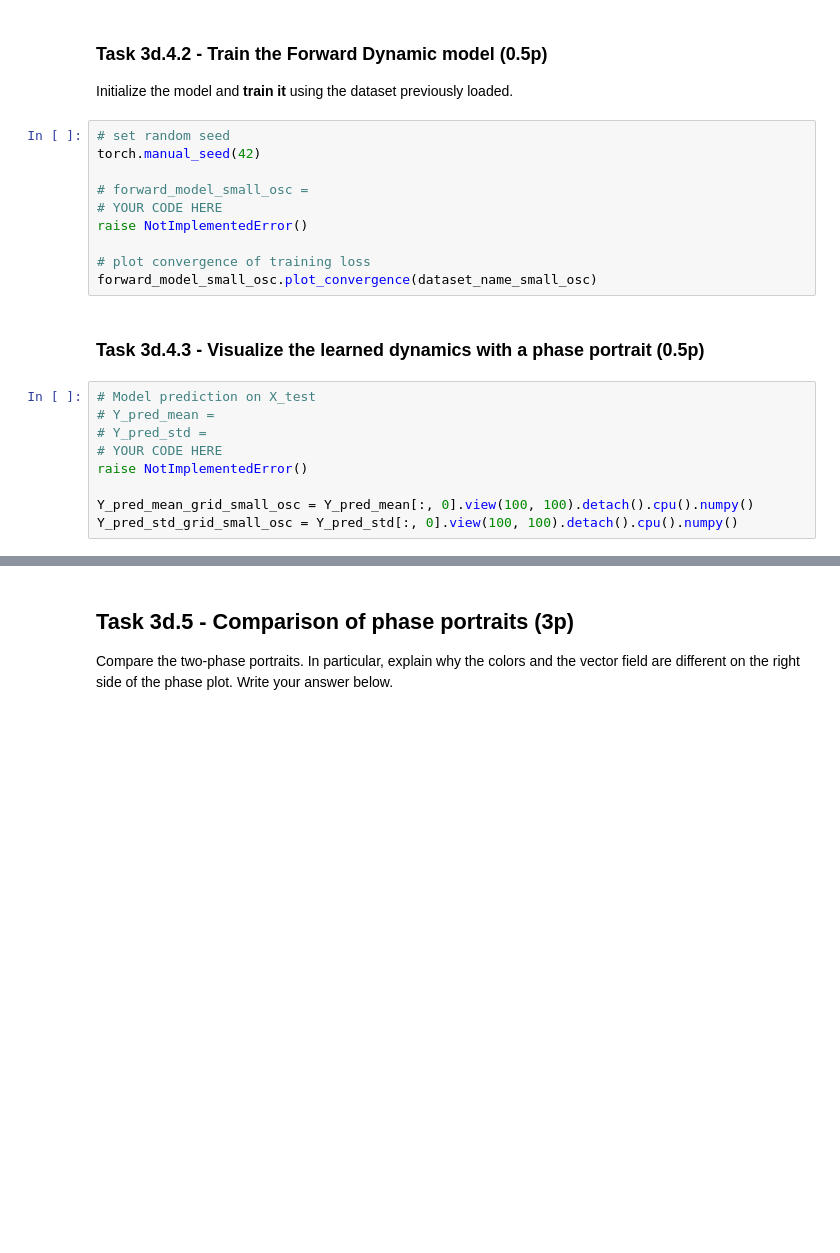
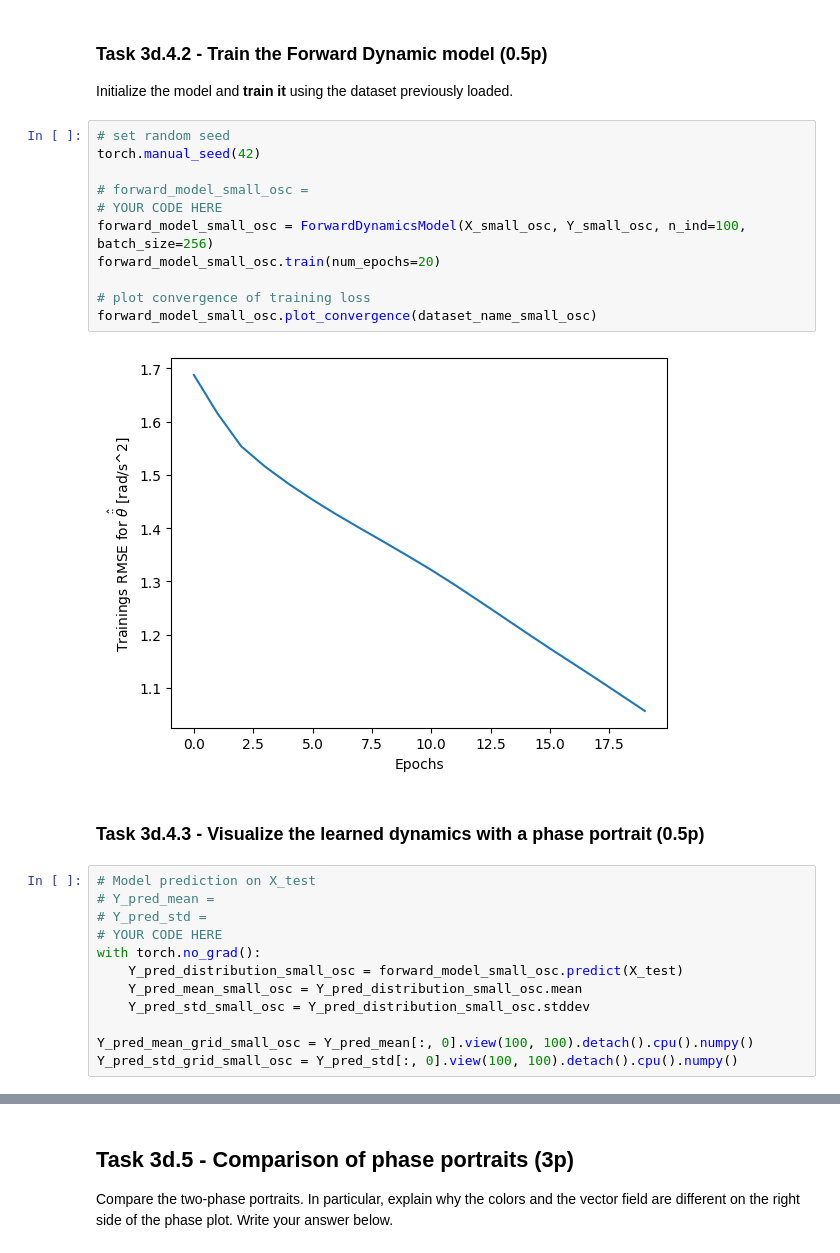
Before and after one commit to mandla51/ics_v2, a Jupyter notebook: assignment/problem_3/task_3d_fit_forward_dynamic_with_gp.ipynb, the cells around one changed output, grey strips where cells are left out. Saved outputs shown, nothing was run; the diff lists cells and outputs as text; blank space fills up the shorter version.

```diff
--- a/assignment/problem_3/task_3d_fit_forward_dynamic_with_gp.ipynb
+++ b/assignment/problem_3/task_3d_fit_forward_dynamic_with_gp.ipynb
@@ -334,13 +369,16 @@ Initialize the model and **train it** using the dataset previously loaded.
 # %%
 # set random seed
 torch.manual_seed(42)
 
 # forward_model_small_osc =
 # YOUR CODE HERE
-raise NotImplementedError()
+forward_model_small_osc = ForwardDynamicsModel(X_small_osc, Y_small_osc, n_ind=100, batch_size=256)
+forward_model_small_osc.train(num_epochs=20)
 
 # plot convergence of training loss
 forward_model_small_osc.plot_convergence(dataset_name_small_osc)
+# %% [output]
+[figure, added]
 # %% [markdown]
 ### Task 3d.4.3 - Visualize the learned dynamics with a phase portrait (0.5p)
 # %%
@@ -348,7 +386,10 @@ forward_model_small_osc.plot_convergence(dataset_name_small_osc)
 # Y_pred_mean =
 # Y_pred_std =
 # YOUR CODE HERE
-raise NotImplementedError()
+with torch.no_grad():
+    Y_pred_distribution_small_osc = forward_model_small_osc.predict(X_test)
+    Y_pred_mean_small_osc = Y_pred_distribution_small_osc.mean
+    Y_pred_std_small_osc = Y_pred_distribution_small_osc.stddev
 
 Y_pred_mean_grid_small_osc = Y_pred_mean[:, 0].view(100, 100).detach().cpu().numpy()
 Y_pred_std_grid_small_osc = Y_pred_std[:, 0].view(100, 100).detach().cpu().numpy()
```
Also changed, not shown: parts of 10 cells of this notebook, 15 other files.
